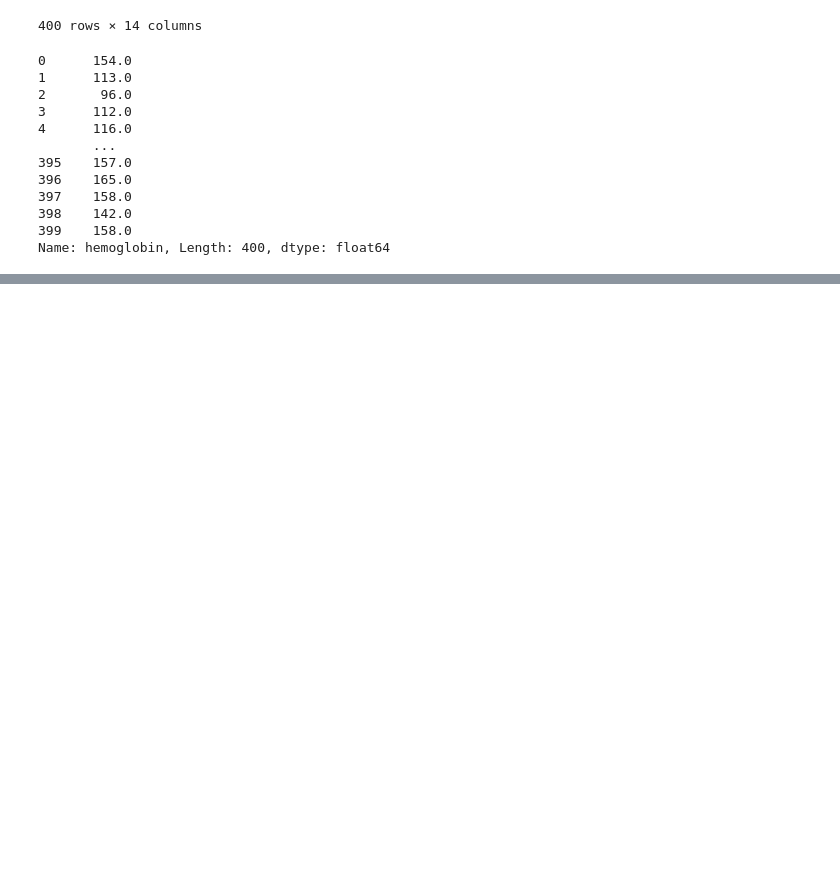
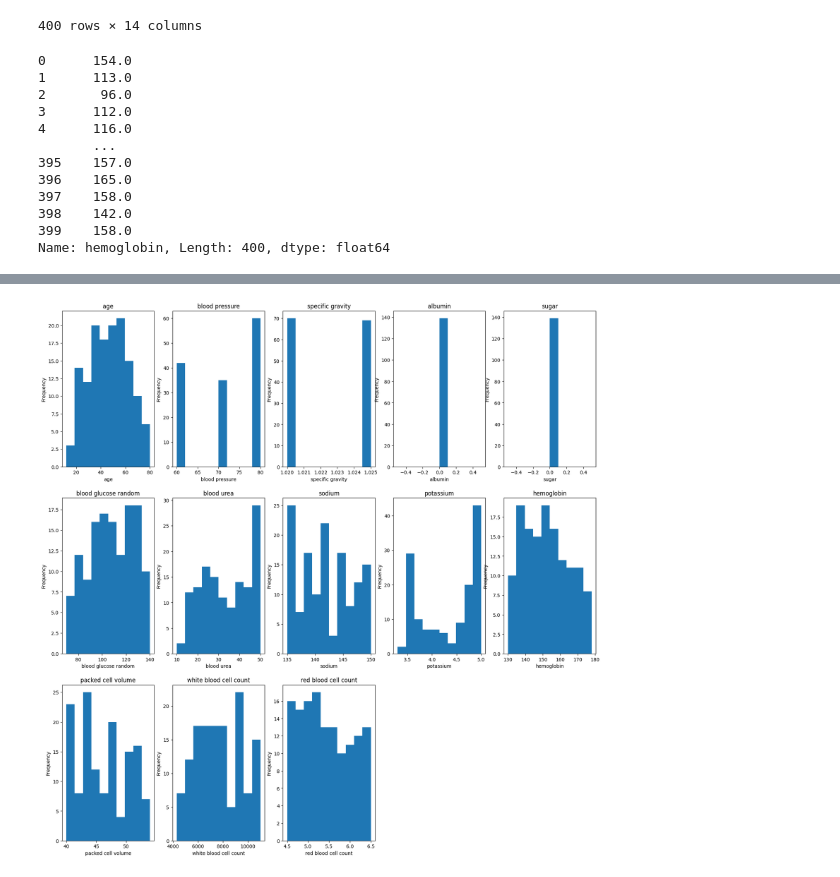
Before and after one commit to Jonijermu/dkko, a Jupyter notebook: assignments/assignment1.ipynb, the cells around one changed output, grey strips where cells are left out. Cells and saved outputs as stored; diff of their text form; code cells hidden in the pictures; blank space fills up the shorter version.

```diff
--- a/assignments/assignment1.ipynb
+++ b/assignments/assignment1.ipynb
@@ -159,0 +160,3 @@ data_c
+# %%
+df_c = df[(df['class'] == 'c')]
+df_c
@@ -159,0 +258,4 @@ data_c
+# %%
+plot_data_to_hist(df_c)
+# %% [output]
+[figure, added]
```
Also changed, not shown: parts of 18 cells of this notebook.
